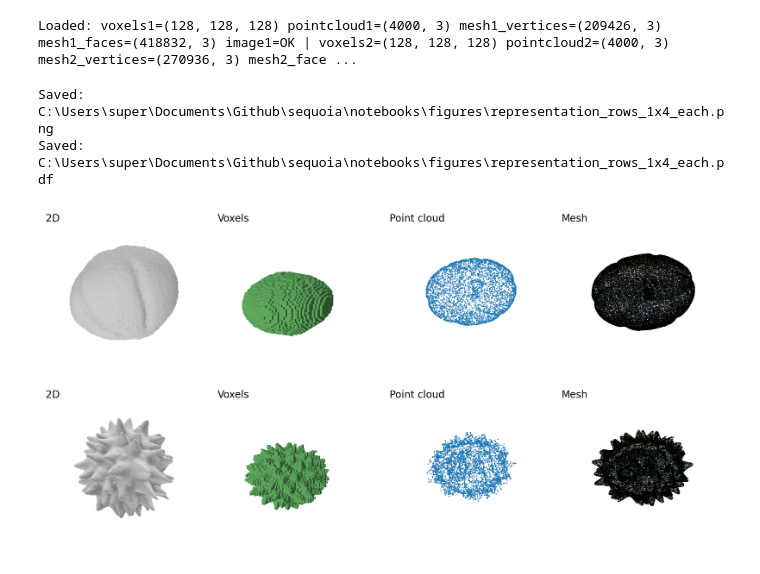
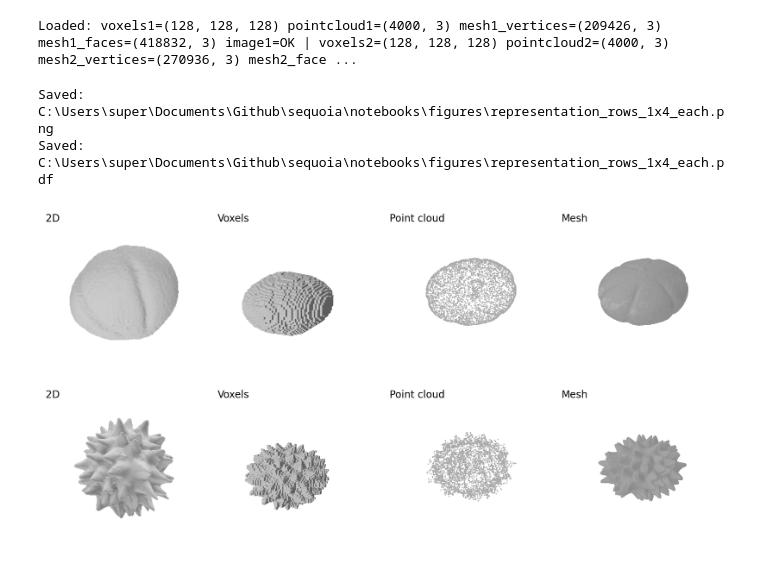
Before and after one commit to etiiiR/Bachelor-Thesis, a Jupyter notebook: notebooks/datastructures_plot.ipynb, the cells around one changed output. Cells and saved outputs as stored; diff of their text form; code cells hidden in the pictures.

```diff
--- a/notebooks/datastructures_plot.ipynb
+++ b/notebooks/datastructures_plot.ipynb
@@ -375,7 +473,7 @@ def render_row(
             ax2,
             voxels,
             max_cubes=60000,
-            color="#6abf69",
+            color="#DDDDDD",
             edge_color=(0, 0, 0, 0),
             hide_axes=True,
         )
@@ -391,7 +489,8 @@ def render_row(
         pts = np.asarray(pc_points)
         if pts.ndim > 2:
             pts = pts.reshape(-1, 3)
-        plot_point_cloud(ax3, pts, color="#1f77b4", s=0.8, alpha=0.95, hide_axes=True)
+        # Helles Grau für Punkte, leicht größer für Sichtbarkeit auf weißem Hintergrund
+        plot_point_cloud(ax3, pts, color="#AAAAAA", s=1.0, alpha=0.95, hide_axes=True)
         ax3.view_init(*view)
         add_label(ax3, "Point cloud", color="black")
     else:
@@ -400,56 +499,96 @@ def render_row(
         )
         ax3.set_axis_off()
 
-    # 4) Mesh
-    ax4 = fig.add_subplot(2, 4, base + 4, projection="3d")
+    # 4) Mesh via VTK/PyVista offscreen render -> imshow
+    ax4 = fig.add_subplot(2, 4, base + 4)
     if mesh_vertices is not None and mesh_faces is not None:
-        plot_mesh(
-            ax4,
-            mesh_vertices,
-            mesh_faces,
-            face_color=None,
-            edge_color=None,
-            alpha=1.0,
-            hide_axes=True,
-            colormap="viridis",
-            color_by="z",
-            wireframe=True,
-            wire_color=(0, 0, 0, 1.0),
-            wire_width=0.4,
-        )
-        ax4.view_init(*view)
-        add_label(ax4, "Mesh", color="black")
+        if pv is not None:
+            try:
+                img_rgba = mesh_image_vtk(
+                    mesh_vertices,
+                    mesh_faces,
+                    elev=view[0],
+                    azim=view[1],
+                    image_size=(900, 900),
+                    face_color="#EEEEEE",
+                    smooth_shading=True,
+                    show_edges=True,
+                    edge_color="#888888",
+                    edge_width=0.4,
+                    max_faces=150_000,
+                )
+                ax4.imshow(img_rgba)
+                ax4.set_axis_off()
+                add_label(ax4, "Mesh", color="black")
+            except Exception as e:
+                # Fallback to Matplotlib mesh surface if VTK fails
+                ax4.remove()
+                ax4 = fig.add_subplot(2, 4, base + 4, projection="3d")
+                trisurf = ax4.plot_trisurf(
+                    mesh_vertices[:, 0],
+                    mesh_vertices[:, 1],
+                    mesh_vertices[:, 2],
+                    triangles=mesh_faces,
+                    color="#EEEEEE",
+                    linewidth=0.15,
+                    edgecolor="#999999",
+                    antialiased=True,
+                    shade=True,
+                )
+                ax4.view_init(*view)
+                set_equal_aspect_3d(ax4)
+                _clean_3d_axes(ax4, hide_axes=True)
+                add_label(ax4, "Mesh", color="black")
+        else:
+            # No PyVista available -> Matplotlib surface fallback
+            ax4.remove()
+            ax4 = fig.add_subplot(2, 4, base + 4, projection="3d")
+            trisurf = ax4.plot_trisurf(
+                mesh_vertices[:, 0],
+                mesh_vertices[:, 1],
+                mesh_vertices[:, 2],
+                triangles=mesh_faces,
+                color="#EEEEEE",
+                linewidth=0.15,
+                edgecolor="#999999",
+                antialiased=True,
+                shade=True,
+            )
+            ax4.view_init(*view)
+            set_equal_aspect_3d(ax4)
+            _clean_3d_axes(ax4, hide_axes=True)
+            add_label(ax4, "Mesh", color="black")
     else:
-        ax4.text2D(0.5, 0.5, "Mesh not found", transform=ax4.transAxes, ha="center")
+        ax4.text(0.5, 0.5, "Mesh not found", ha="center", va="center")
         ax4.set_axis_off()
 
 
 # Figure with two rows (object 1 and object 2)
 fig = plt.figure(figsize=(16, 8))
 fig.patch.set_alpha(0.0)
 
 # Row 1: Thyme object
 render_row(fig, 1, img, voxels, pc_points, mesh_vertices, mesh_faces)
 
 # Row 2: Daisy object
 render_row(fig, 2, img2, voxels2, pc_points2, mesh2_vertices, mesh2_faces)
 
 fig.subplots_adjust(
     left=0.01, right=0.99, top=0.99, bottom=0.01, wspace=0.02, hspace=0.06
 )
 
 # Save with transparent background
 out_dir = Path("figures")
 out_dir.mkdir(parents=True, exist_ok=True)
 
 png_path = out_dir / "representation_rows_1x4_each.png"
 pdf_path = out_dir / "representation_rows_1x4_each.pdf"
 fig.savefig(png_path, transparent=True, bbox_inches="tight", pad_inches=0)
 fig.savefig(pdf_path, transparent=True, bbox_inches="tight", pad_inches=0)
 
 print("Saved:", png_path.resolve())
 print("Saved:", pdf_path.resolve())
 # %% [output]
 Saved: C:\Users\super\Documents\Github\sequoia\notebooks\figures\representation_rows_1x4_each.png
 Saved: C:\Users\super\Documents\Github\sequoia\notebooks\figures\representation_rows_1x4_each.pdf
-[figure, old version]
+[figure, new version]
```
Also changed, not shown: parts of 2 cells of this notebook, 1 other file.
